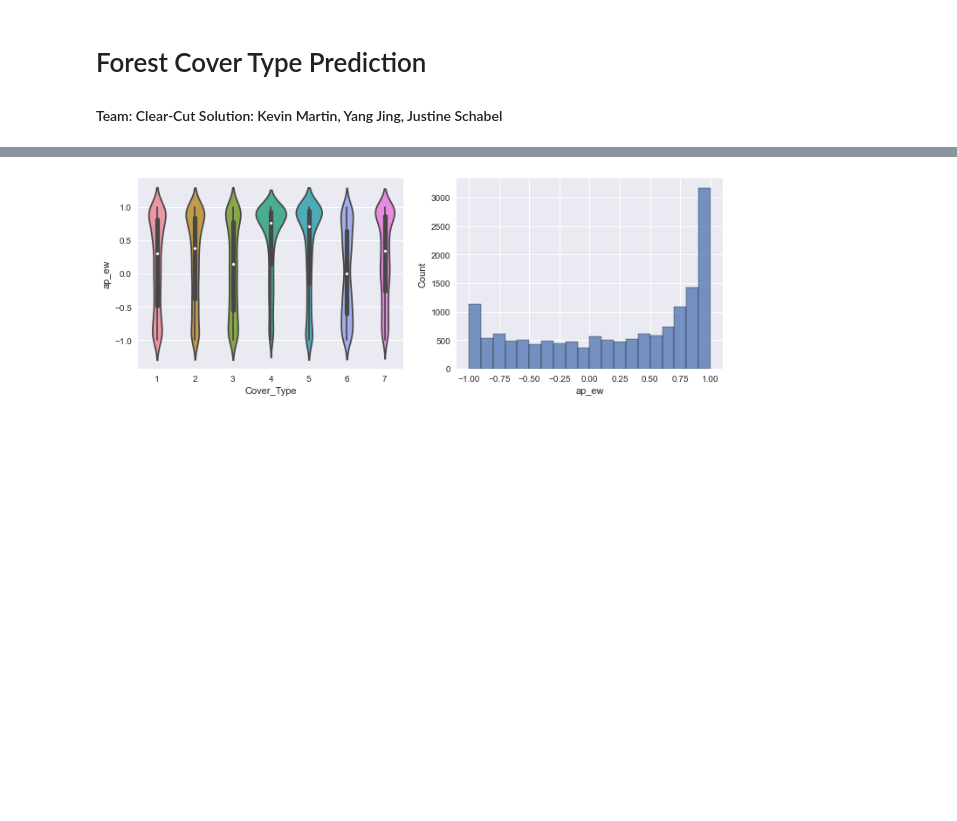
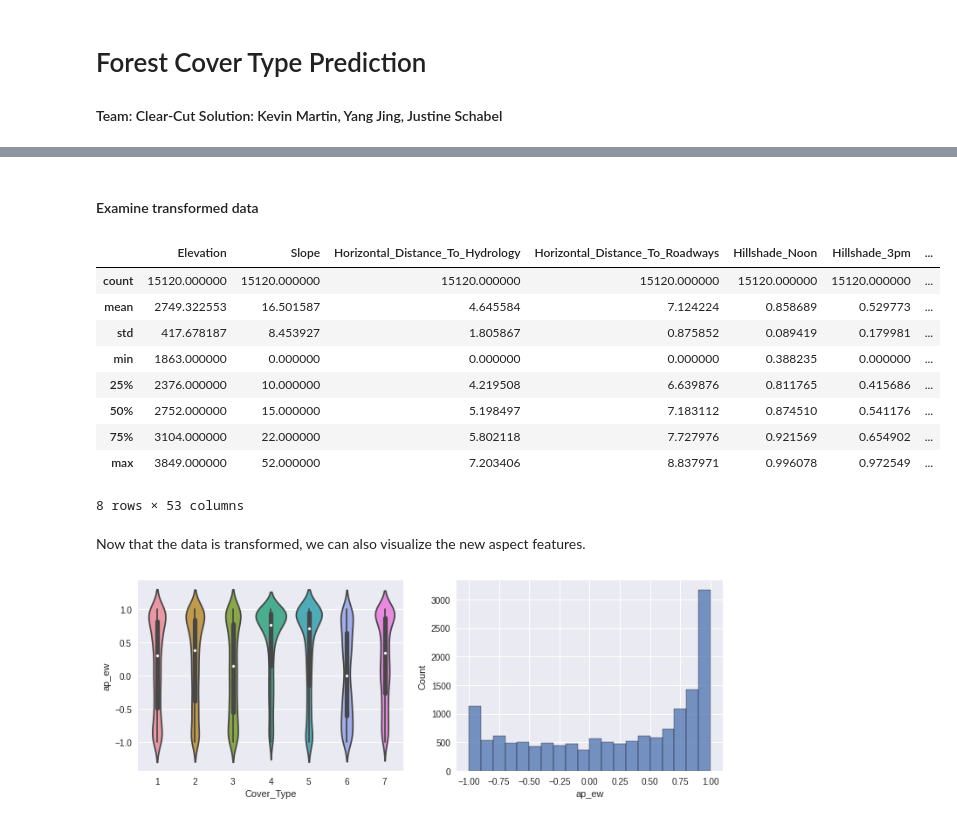
Before and after one commit to justinetaylor/mids-w207-final-project, a Jupyter notebook: clear_cut_solution.ipynb, the cells around one changed output, grey strips where cells are left out. Saved outputs shown, nothing was run; the diff lists cells and outputs as text; code cells hidden in the pictures; blank space fills up the shorter version.

```diff
--- a/clear_cut_solution.ipynb
+++ b/clear_cut_solution.ipynb
@@ -61,5 +30,0 @@ Now we'll normalize the "Hillsdale" variables by dividing them by 255. The hills
-# %%
-fe1_cols = ['Hillshade_9am', 'Hillshade_Noon',
-       'Hillshade_3pm']
-train_df[fe1_cols] = train_df[fe1_cols]/255
-test_df[fe1_cols] = test_df[fe1_cols]/255
@@ -215,3 +30,0 @@ def asp_to_vct(df):
-# %%
-train_df = asp_to_vct(train_df)
-test_df = asp_to_vct(test_df)
@@ -218,3 +62,55 @@ test_df = asp_to_vct(test_df)
+# %%
+def manipulate_data(data):
+    """
+    This function applys transformations on the input data set
+
+    Parameters:
+        data (dataframe): n_examples x m_features (int64) dataframe
+    """
+    data = fe.scale_hillside(data)
+
+    # Soil Combination One (based on distributions)
+    data = fe.combine_environment_features(data)
+    data = fe.drop_unseen_soil_types(data)
+    data = fe.combine_soil_types(data)
+
+
+    # Soil Combination Two (based on descriptions)
+    # data = fe.set_soil_type_by_attributes(data)
+
+    data = fe.transform_aspect(data)
+
+    features_to_log = ['Horizontal_Distance_To_Hydrology',
+           'Horizontal_Distance_To_Roadways','Horizontal_Distance_To_Fire_Points']
+    data = fe.log_features(data, features_to_log)
+
+    features_to_square = ["Elevation"]
+    data = fe.add_polynomial_features(data, features_to_square)
+
+    # These are already being dropped by now?
+    features_to_drop = ["Id","Hillshade_9am","Vertical_Distance_To_Hydrology"]
+    data = fe.drop_features(data, features_to_drop)
+
+    return data
+
+train_df = manipulate_data(train_df)
+# %% [markdown]
+#### Examine transformed data
+# %%
+train_df.describe()
+# %% [output]
+|  | Elevation | Slope | Horizontal_Distance_To_Hydrology | Horizontal_Distance_To_Roadways | Hillshade_Noon | Hillshade_3pm | ... |
+| count | 15120.000000 | 15120.000000 | 15120.000000 | 15120.000000 | 15120.000000 | 15120.000000 | ... |
+| mean | 2749.322553 | 16.501587 | 4.645584 | 7.124224 | 0.858689 | 0.529773 | ... |
+| std | 417.678187 | 8.453927 | 1.805867 | 0.875852 | 0.089419 | 0.179981 | ... |
+| min | 1863.000000 | 0.000000 | 0.000000 | 0.000000 | 0.388235 | 0.000000 | ... |
+| 25% | 2376.000000 | 10.000000 | 4.219508 | 6.639876 | 0.811765 | 0.415686 | ... |
+| 50% | 2752.000000 | 15.000000 | 5.198497 | 7.183112 | 0.874510 | 0.541176 | ... |
+| 75% | 3104.000000 | 22.000000 | 5.802118 | 7.727976 | 0.921569 | 0.654902 | ... |
+| max | 3849.000000 | 52.000000 | 7.203406 | 8.837971 | 0.996078 | 0.972549 | ... |
+8 rows × 53 columns
+# %% [markdown]
+Now that the data is transformed, we can also visualize the new aspect features.
 # %%
 # Visualize cover type VS the cosine of Aspect degerees
 fig,(ax1,ax2) = plt.subplots(1,2,figsize=(12,4))
```
Also changed, not shown: parts of 75 cells of this notebook, 32 other files.
